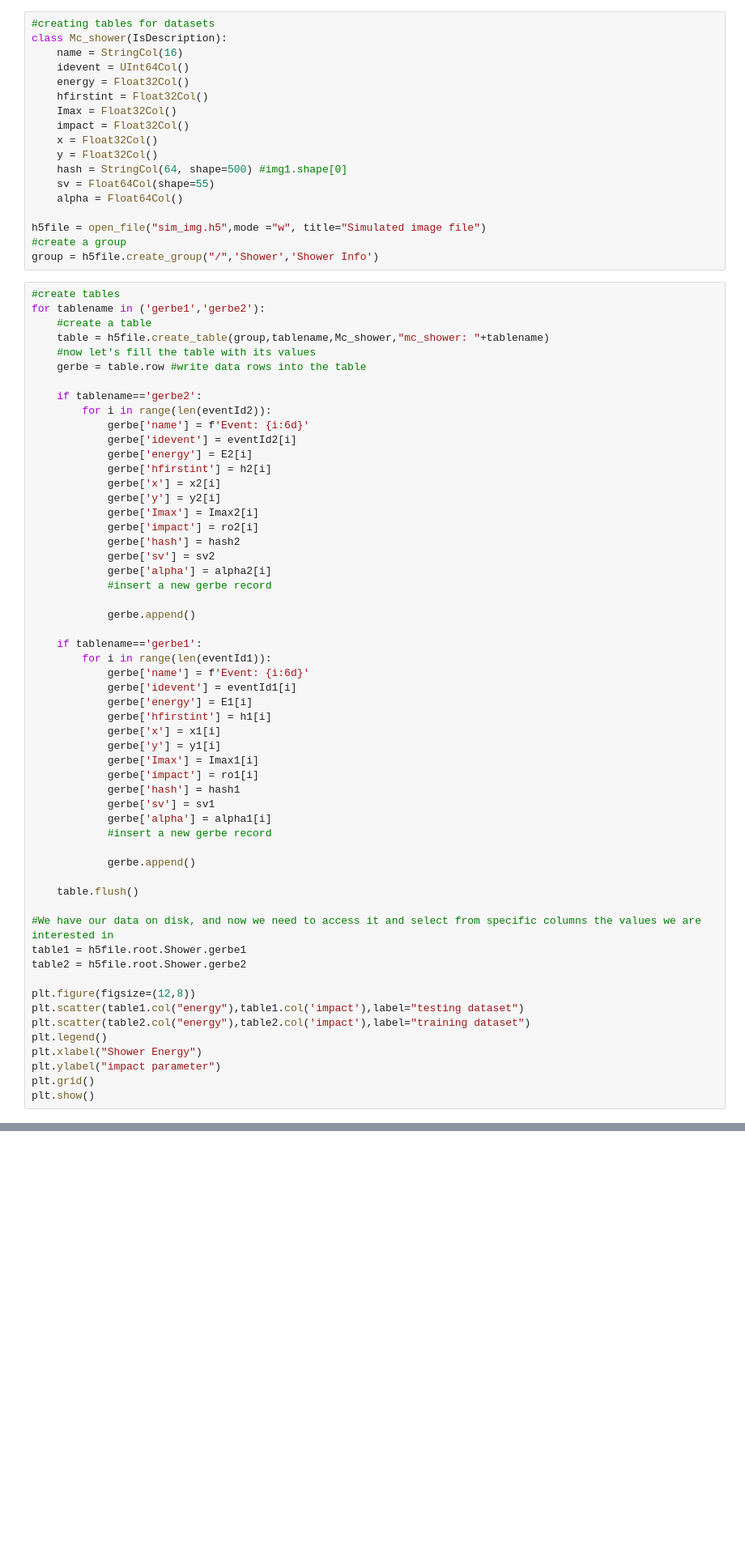
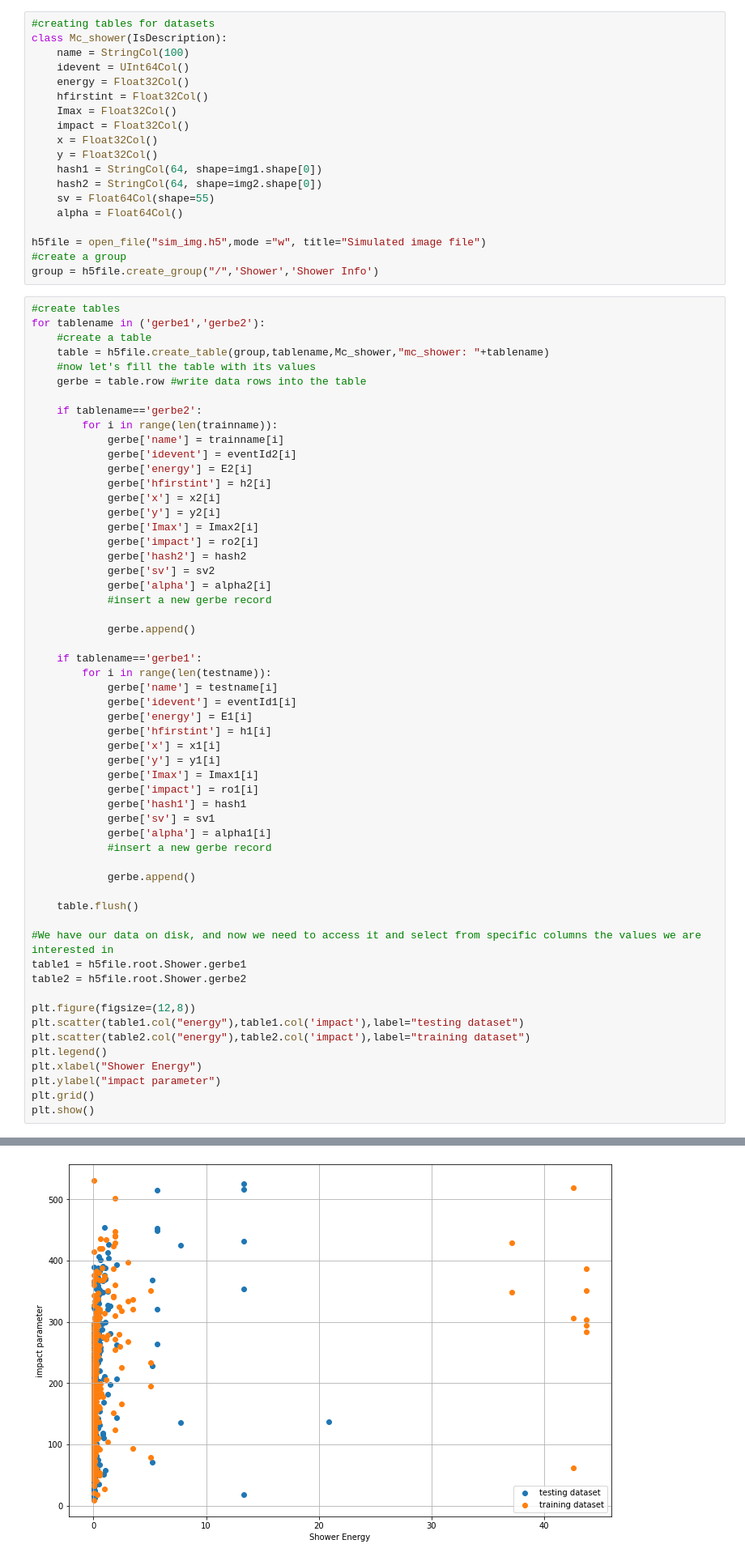
Before and after one commit to Khadimou/cta, a Jupyter notebook: simulatedimages.ipynb, the cells around one changed output, grey strips where cells are left out. Shown: that part at 81% size. Cells and saved outputs as stored; diff of their text form; blank space fills up the shorter version.

```diff
--- a/simulatedimages.ipynb
+++ b/simulatedimages.ipynb
@@ -157,7 +165,7 @@ ro2 = cip(0,x2,y2,pos_x2,pos_y2) #impact parameter at position 0
 # %%
 #creating tables for datasets
 class Mc_shower(IsDescription):
-    name = StringCol(16)
+    name = StringCol(100)
     idevent = UInt64Col()
     energy = Float32Col()
     hfirstint = Float32Col()
@@ -165,7 +173,8 @@ class Mc_shower(IsDescription):
     impact = Float32Col()
     x = Float32Col()
     y = Float32Col()
-    hash = StringCol(64, shape=500) #img1.shape[0]
+    hash1 = StringCol(64, shape=img1.shape[0])
+    hash2 = StringCol(64, shape=img2.shape[0])
     sv = Float64Col(shape=55)
     alpha = Float64Col()
 
@@ -181,8 +190,8 @@ for tablename in ('gerbe1','gerbe2'):
     gerbe = table.row #write data rows into the table
 
     if tablename=='gerbe2':
-        for i in range(len(eventId2)):
-            gerbe['name'] = f'Event: {i:6d}'
+        for i in range(len(trainname)):
+            gerbe['name'] = trainname[i]
             gerbe['idevent'] = eventId2[i]
             gerbe['energy'] = E2[i]
             gerbe['hfirstint'] = h2[i]
@@ -190,7 +199,7 @@ for tablename in ('gerbe1','gerbe2'):
             gerbe['y'] = y2[i]
             gerbe['Imax'] = Imax2[i]
             gerbe['impact'] = ro2[i]
-            gerbe['hash'] = hash2
+            gerbe['hash2'] = hash2
             gerbe['sv'] = sv2
             gerbe['alpha'] = alpha2[i]
             #insert a new gerbe record
@@ -198,8 +207,8 @@ for tablename in ('gerbe1','gerbe2'):
             gerbe.append()
 
     if tablename=='gerbe1':
-        for i in range(len(eventId1)):
-            gerbe['name'] = f'Event: {i:6d}'
+        for i in range(len(testname)):
+            gerbe['name'] = testname[i]
             gerbe['idevent'] = eventId1[i]
             gerbe['energy'] = E1[i]
             gerbe['hfirstint'] = h1[i]
@@ -207,7 +216,7 @@ for tablename in ('gerbe1','gerbe2'):
             gerbe['y'] = y1[i]
             gerbe['Imax'] = Imax1[i]
             gerbe['impact'] = ro1[i]
-            gerbe['hash'] = hash1
+            gerbe['hash1'] = hash1
             gerbe['sv'] = sv1
             gerbe['alpha'] = alpha1[i]
             #insert a new gerbe record
@@ -233,3 +241,4 @@ ValueError: could not broadcast input array from shape (2103,) into shape (500,)
+[figure, added]
 # %%
 %matplotlib inline
 from sklearn.preprocessing import StandardScaler
```
Also changed, not shown: parts of 5 cells of this notebook, 1 other file.
